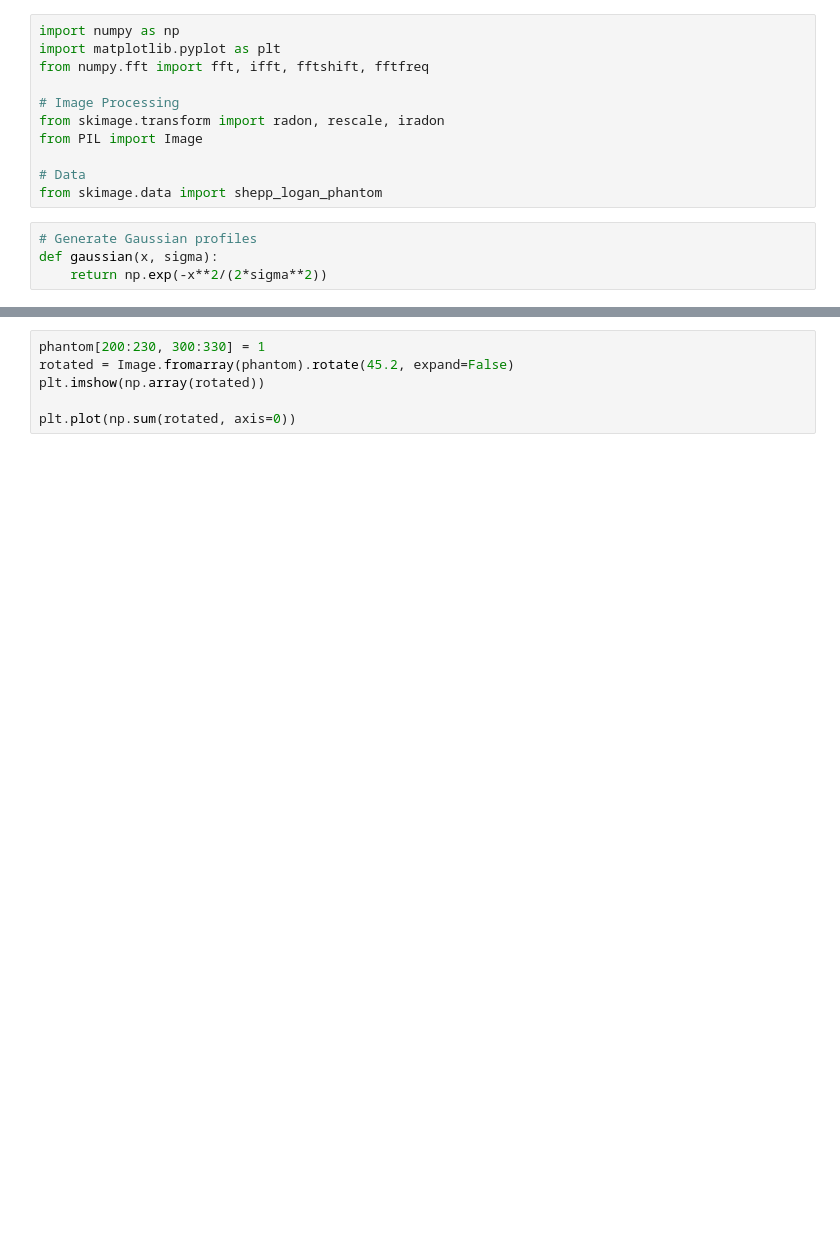
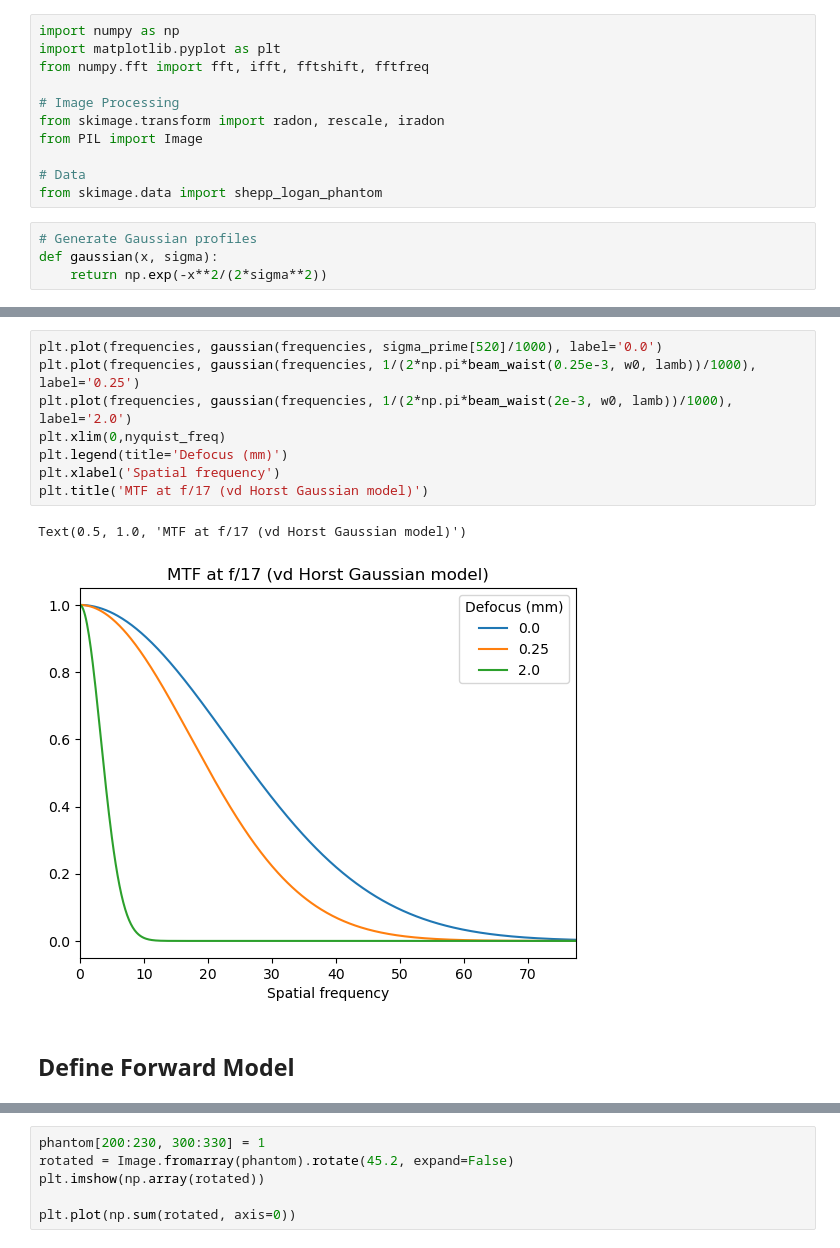
Before and after one commit to kwokkenton/optea, a Jupyter notebook: reconstruction_models/forward_model.ipynb, the cells around one changed output, grey strips where cells are left out. Cells and saved outputs as stored; diff of their text form; blank space fills up the shorter version.

Commit message:
built forward model

```diff
--- a/reconstruction_models/forward_model.ipynb
+++ b/reconstruction_models/forward_model.ipynb
@@ -37,0 +109,13 @@ def gaussian(x, sigma):
+# %%
+plt.plot(frequencies, gaussian(frequencies, sigma_prime[520]/1000), label='0.0')
+plt.plot(frequencies, gaussian(frequencies, 1/(2*np.pi*beam_waist(0.25e-3, w0, lamb))/1000), label='0.25')
+plt.plot(frequencies, gaussian(frequencies, 1/(2*np.pi*beam_waist(2e-3, w0, lamb))/1000), label='2.0')
+plt.xlim(0,nyquist_freq)
+plt.legend(title='Defocus (mm)')
+plt.xlabel('Spatial frequency')
+plt.title('MTF at f/17 (vd Horst Gaussian model)')
+# %% [output]
+Text(0.5, 1.0, 'MTF at f/17 (vd Horst Gaussian model)')
+[figure, added]
+# %% [markdown]
+## Define Forward Model
```
Also changed, not shown: parts of 23 cells of this notebook, 2 other files.
